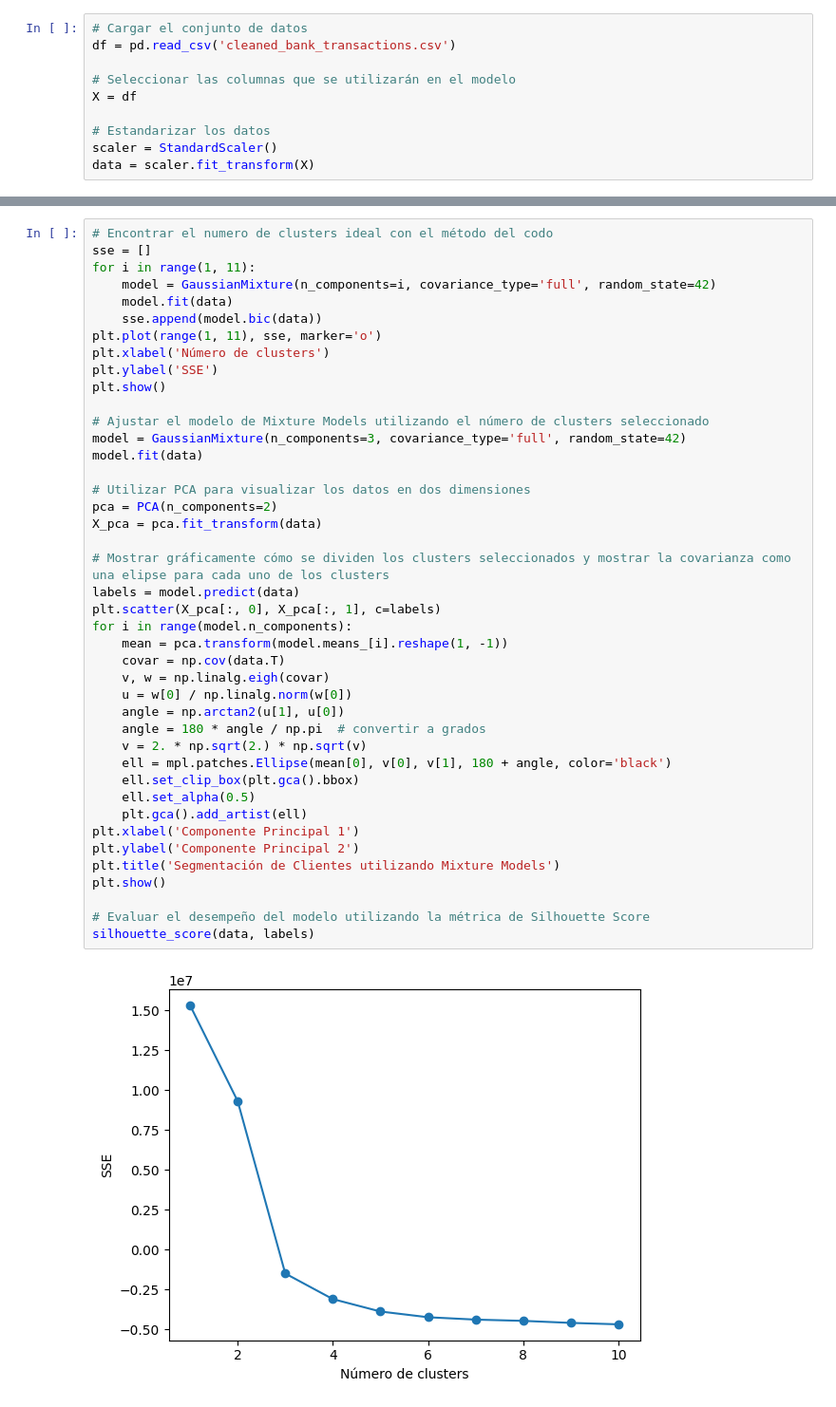
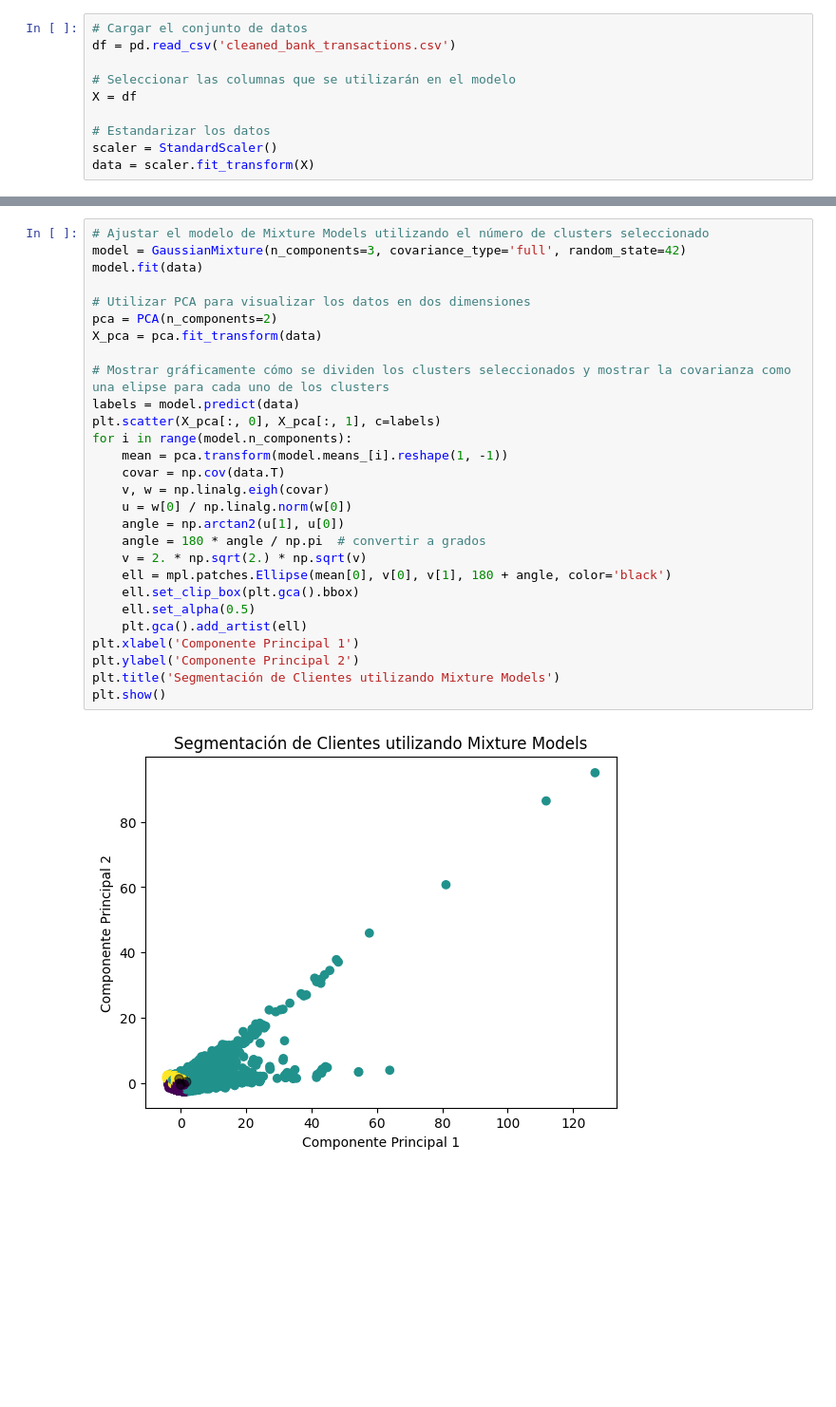
Before and after one commit to KennethGalvez/UVG-IA-Lab8, a Jupyter notebook: lab8.ipynb, the cells around one changed output, grey strips where cells are left out. Shown: that part at 95% size. Drawn from its saved outputs; the diff is of its cells as text; blank space fills up the shorter version.

```diff
--- a/lab8.ipynb
+++ b/lab8.ipynb
@@ -39,44 +52,30 @@ data = scaler.fit_transform(X)
 # %%
-# Encontrar el numero de clusters ideal con el método del codo
-sse = []
-for i in range(1, 11):
-    model = GaussianMixture(n_components=i, covariance_type='full', random_state=42)
-    model.fit(data)
-    sse.append(model.bic(data))
-plt.plot(range(1, 11), sse, marker='o')
-plt.xlabel('Número de clusters')
-plt.ylabel('SSE')
-plt.show()
-
 # Ajustar el modelo de Mixture Models utilizando el número de clusters seleccionado
 model = GaussianMixture(n_components=3, covariance_type='full', random_state=42)
 model.fit(data)
 
 # Utilizar PCA para visualizar los datos en dos dimensiones
 pca = PCA(n_components=2)
 X_pca = pca.fit_transform(data)
 
 # Mostrar gráficamente cómo se dividen los clusters seleccionados y mostrar la covarianza como una elipse para cada uno de los clusters
 labels = model.predict(data)
 plt.scatter(X_pca[:, 0], X_pca[:, 1], c=labels)
 for i in range(model.n_components):
     mean = pca.transform(model.means_[i].reshape(1, -1))
     covar = np.cov(data.T)
     v, w = np.linalg.eigh(covar)
     u = w[0] / np.linalg.norm(w[0])
     angle = np.arctan2(u[1], u[0])
     angle = 180 * angle / np.pi  # convertir a grados
     v = 2. * np.sqrt(2.) * np.sqrt(v)
     ell = mpl.patches.Ellipse(mean[0], v[0], v[1], 180 + angle, color='black')
     ell.set_clip_box(plt.gca().bbox)
     ell.set_alpha(0.5)
     plt.gca().add_artist(ell)
 plt.xlabel('Componente Principal 1')
 plt.ylabel('Componente Principal 2')
 plt.title('Segmentación de Clientes utilizando Mixture Models')
 plt.show()
-
-# Evaluar el desempeño del modelo utilizando la métrica de Silhouette Score
-silhouette_score(data, labels)
 # %% [output]
-[figure, old version]
+[figure, new version]
```
Also changed, not shown: parts of 3 cells of this notebook.
